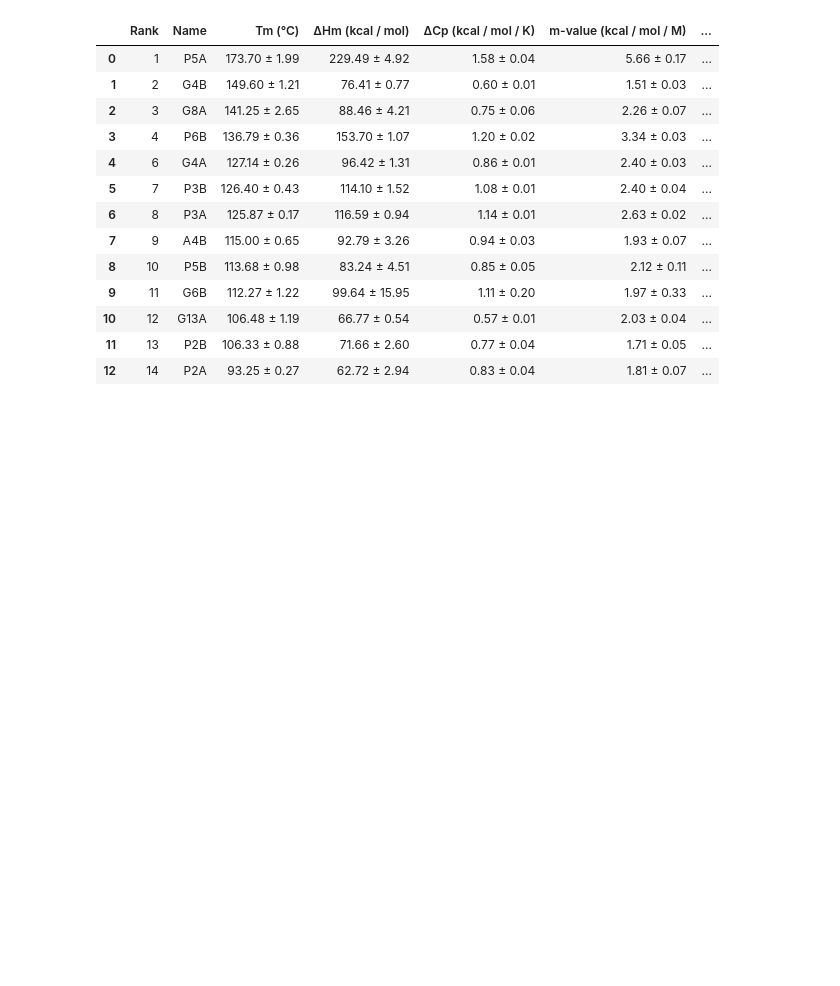
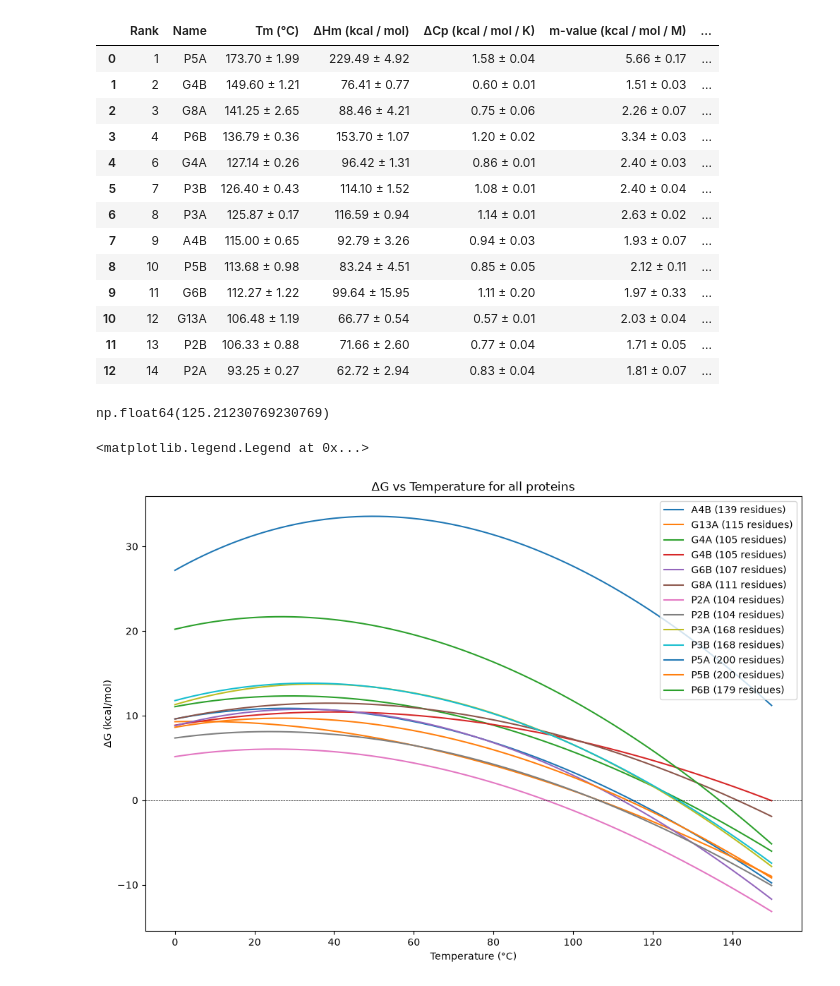
Before and after one commit to osvalB/pychemelt_analyses, a Jupyter notebook: notebooks/CheMelt_binders/15_join_results.ipynb, the cells around one changed output. Drawn from its saved outputs; the diff is of its cells as text; code cells hidden in the pictures; blank space fills up the shorter version.

```diff
--- a/notebooks/CheMelt_binders/15_join_results.ipynb
+++ b/notebooks/CheMelt_binders/15_join_results.ipynb
@@ -226,3 +230,54 @@ joined_df.head(15)
 | 10 | 12 | G13A | 106.48 ± 1.19 | 66.77 ± 0.54 | 0.57 ± 0.01 | 2.03 ± 0.04 | ... |
 | 11 | 13 | P2B | 106.33 ± 0.88 | 71.66 ± 2.60 | 0.77 ± 0.04 | 1.71 ± 0.05 | ... |
 | 12 | 14 | P2A | 93.25 ± 0.27 | 62.72 ± 2.94 | 0.83 ± 0.04 | 1.81 ± 0.07 | ... |
+# %%
+# Obtain the average Tm
+tm_values = joined_df["Tm (°C)"].values
+tm_values = [float(tm.split(" ± ")[0]) for tm in tm_values]
+tm_average = np.mean(tm_values)
+tm_average
+# %% [output]
+np.float64(125.21230769230769)
+# %%
+# Obtain the DG versus temperature curves for all the proteins and plot them together
+temperature_range = np.arange(273.15, 423.15, 0.1)  # From 0°C to 150°C in Kelvin
+
+dfs = []
+for i, row in joined_df.iterrows():
+
+    dh = float(row["ΔHm (kcal / mol)"].split(" ± ")[0])
+    tm = float(row["Tm (°C)"].split(" ± ")[0])
+    cp = float(row["ΔCp (kcal / mol / K)"].split(" ± ")[0])
+
+    dg = DG_at_T(temperature_range, tm, cp,dh)  # Convert Tm to Kelvin
+
+    name = row["Name"]
+    n_res = df_residues[df_residues["Name"] == name]["Residues"].values[0]
+
+    # Make name a combination of name and number of residues
+    name = f"{name} ({n_res} residues)"
+
+    df = pd.DataFrame({
+        "Temperature (K)": temperature_range,
+        "ΔG (kcal/mol)": dg,
+        "Name": name
+    })
+    dfs.append(df)
+
+
+df_dg = pd.concat(dfs, ignore_index=True)
+# %%
+# Plotting the ΔG vs Temperature in degree celsius curves for all proteins
+plt.figure(figsize=(12, 8))
+for name, group in df_dg.groupby("Name"):
+    plt.plot(group["Temperature (K)"] - 273.15, group["ΔG (kcal/mol)"], label=name)
+plt.xlabel("Temperature (°C)")
+plt.ylabel("ΔG (kcal/mol)")
+plt.title("ΔG vs Temperature for all proteins")
+plt.axhline(0, color='black', linestyle='--', linewidth=0.5)
+plt.legend()
+# Save the figure
+plt.savefig("./figures/dg_vs_temperature_all_proteins.png", dpi=300)
+# %% [output]
+<matplotlib.legend.Legend at 0x...>
+[figure, added]
```
Also changed, not shown: parts of 3 cells of this notebook, 2 other files.
